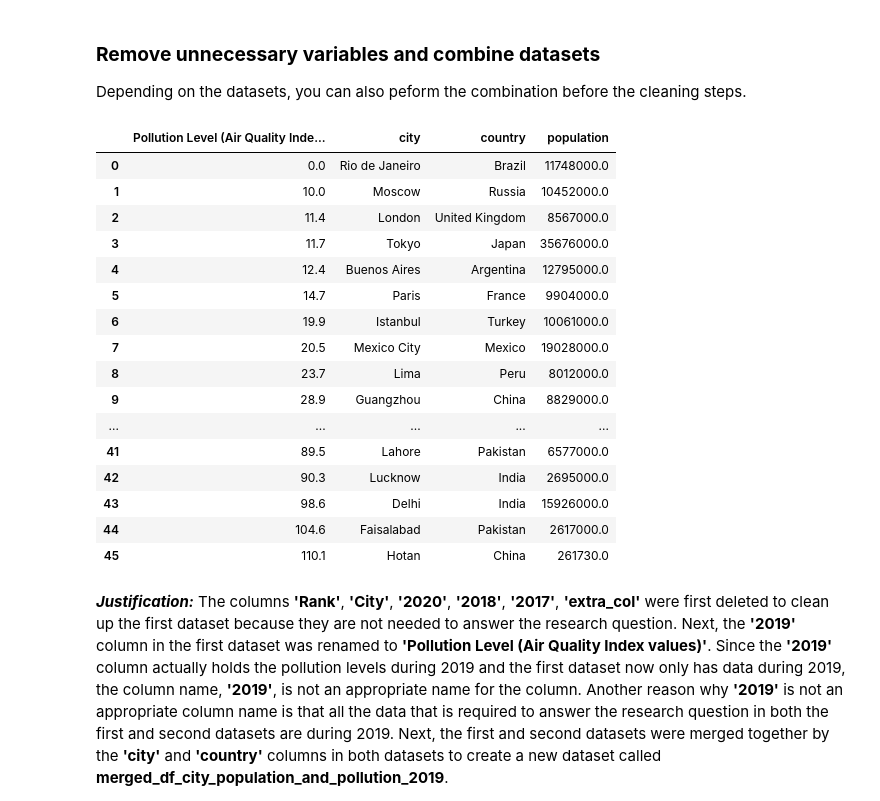
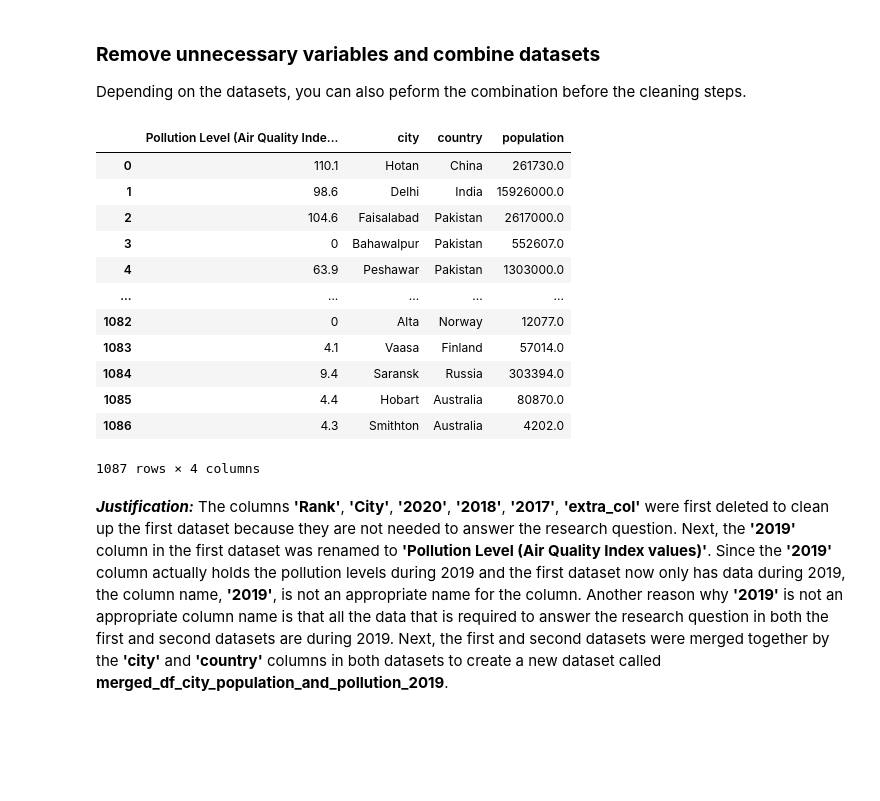
Before and after one commit to jwGitHub9860/Real_World_Data_Wrangling_with_Python, a Jupyter notebook: Data_Wrangling_Project_Starter.ipynb, the cells around one changed output. Drawn from its saved outputs; the diff is of its cells as text; code cells hidden in the pictures; blank space fills up the shorter version.

```diff
--- a/Data_Wrangling_Project_Starter.ipynb
+++ b/Data_Wrangling_Project_Starter.ipynb
@@ -724,35 +724,23 @@ Depending on the datasets, you can also peform the combination before the cleani
 # %%
 #FILL IN - Remove unnecessary variables and combine datasets
 Cleaned_df_polluted_cities_and_countries.drop(columns=['Rank', 'City', '2020', '2018', '2017', 'extra_col'], inplace=True) # drops or deletes 'Rank', 'City', '2020', '2018', '2017', 'extra_col' columns in first dataset (MUST USE "inplace=True" TO ENSURE DATA FRAME IS MODIFIED)
 Cleaned_df_polluted_cities_and_countries.rename(columns={"2019": "Pollution Level (Air Quality Index values)"}, inplace=True) # rename column "2019" to "Pollution Level (Air Quality Index values)" (MUST USE "inplace=True" TO ENSURE DATA FRAME IS MODIFIED)
 merged_df_city_population_and_pollution_2019 = pd.merge(Cleaned_df_polluted_cities_and_countries, Edit_df_world_cities_dataset, how='inner', on=['city', 'country']) # merges first & second datasets by 'city' and 'country' columns in both datasets
-
-df_city_population_and_pollution_2019_cols = ['Pollution Level (Air Quality Index values)', 'population'] # series to hold names of columns containing numbers in "df_city_population_and_pollution_2019" dataset
-for column in df_city_population_and_pollution_2019_cols:
-    merged_df_city_population_and_pollution_2019[column] = merged_df_city_population_and_pollution_2019[column].astype(np.float64) # converts 'Pollution Level (Air Quality Index values)' and 'population' columns from "object" to "float64"
-
-most_pollution_df_city_population_and_pollution_2019 = merged_df_city_population_and_pollution_2019[merged_df_city_population_and_pollution_2019['Pollution Level (Air Quality Index values)'] >= 60] # creates dataset with pollution levels greater than or equal to 60 from "merged_df_city_population_and_pollution_2019" dataset
-most_population_df_city_population_and_pollution_2019 = merged_df_city_population_and_pollution_2019[merged_df_city_population_and_pollution_2019['population'] >= 8000000] # creates dataset with populations greater than or equal to 8000000 from "merged_df_city_population_and_pollution_2019" dataset
-final_merged_df_city_population_and_pollution_2019 = pd.merge(most_pollution_df_city_population_and_pollution_2019, most_population_df_city_population_and_pollution_2019, how='outer', on=['Pollution Level (Air Quality Index values)', 'city', 'country', 'population']) # merges first & second datasets by 'Pollution Level (Air Quality Index values)', 'city', 'country', and 'population' columns in both datasets (Only Merge That Does NOT Cause Error)
-final_merged_df_city_population_and_pollution_2019 # displays new dataset with highest pollution & population values in first & second datasets Merged together
+merged_df_city_population_and_pollution_2019 # displays new dataset of first & second datasets Merged together
 # %% [output]
 |  | Pollution Level (Air Quality Inde... | city | country | population |
-| 0 | 0.0 | Rio de Janeiro | Brazil | 11748000.0 |
-| 1 | 10.0 | Moscow | Russia | 10452000.0 |
-| 2 | 11.4 | London | United Kingdom | 8567000.0 |
-| 3 | 11.7 | Tokyo | Japan | 35676000.0 |
-| 4 | 12.4 | Buenos Aires | Argentina | 12795000.0 |
-| 5 | 14.7 | Paris | France | 9904000.0 |
-| 6 | 19.9 | Istanbul | Turkey | 10061000.0 |
-| 7 | 20.5 | Mexico City | Mexico | 19028000.0 |
-| 8 | 23.7 | Lima | Peru | 8012000.0 |
-| 9 | 28.9 | Guangzhou | China | 8829000.0 |
+| 0 | 110.1 | Hotan | China | 261730.0 |
+| 1 | 98.6 | Delhi | India | 15926000.0 |
+| 2 | 104.6 | Faisalabad | Pakistan | 2617000.0 |
+| 3 | 0 | Bahawalpur | Pakistan | 552607.0 |
+| 4 | 63.9 | Peshawar | Pakistan | 1303000.0 |
 | ... | ... | ... | ... | ... |
-| 41 | 89.5 | Lahore | Pakistan | 6577000.0 |
-| 42 | 90.3 | Lucknow | India | 2695000.0 |
-| 43 | 98.6 | Delhi | India | 15926000.0 |
-| 44 | 104.6 | Faisalabad | Pakistan | 2617000.0 |
-| 45 | 110.1 | Hotan | China | 261730.0 |
+| 1082 | 0 | Alta | Norway | 12077.0 |
+| 1083 | 4.1 | Vaasa | Finland | 57014.0 |
+| 1084 | 9.4 | Saransk | Russia | 303394.0 |
+| 1085 | 4.4 | Hobart | Australia | 80870.0 |
+| 1086 | 4.3 | Smithton | Australia | 4202.0 |
+1087 rows × 4 columns
 # %% [markdown]
 **_Justification:_** The columns **'Rank'**, **'City'**, **'2020'**, **'2018'**, **'2017'**, **'extra_col'** were first deleted to clean up the first dataset because they are not needed to answer the research question. Next, the **'2019'** column in the first dataset was renamed to **'Pollution Level (Air Quality Index values)'**. Since the **'2019'** column actually holds the pollution levels during 2019 and the first dataset now only has data during 2019, the column name, **'2019'**, is not an appropriate name for the column. Another reason why **'2019'** is not an appropriate column name is that all the data that is required to answer the research question in both the first and second datasets are during 2019. Next, the first and second datasets were merged together by the **'city'** and **'country'** columns in both datasets to create a new dataset called **merged_df_city_population_and_pollution_2019**.
 
```
Also changed, not shown: parts of 1 cell of this notebook.
